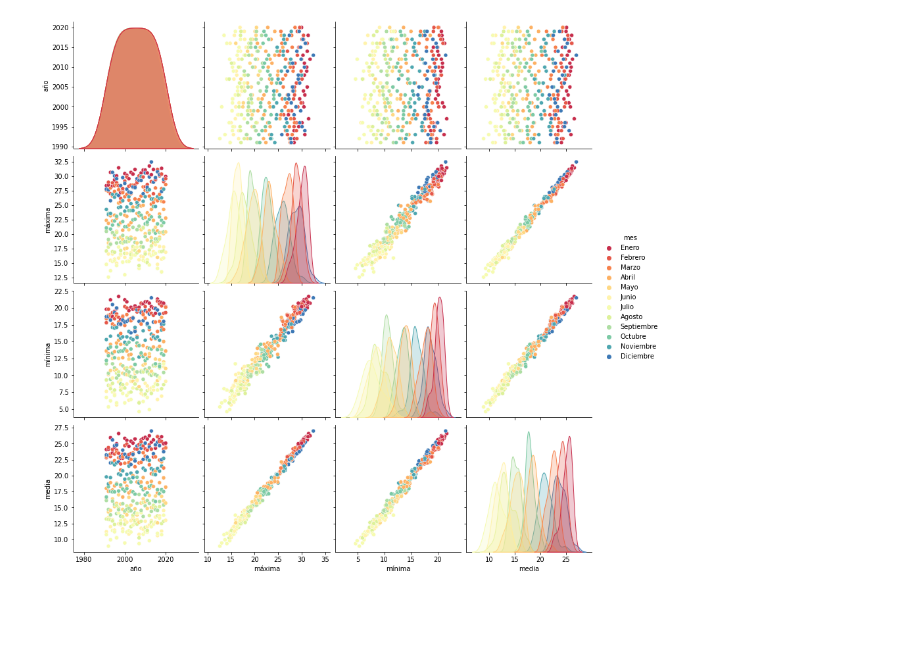
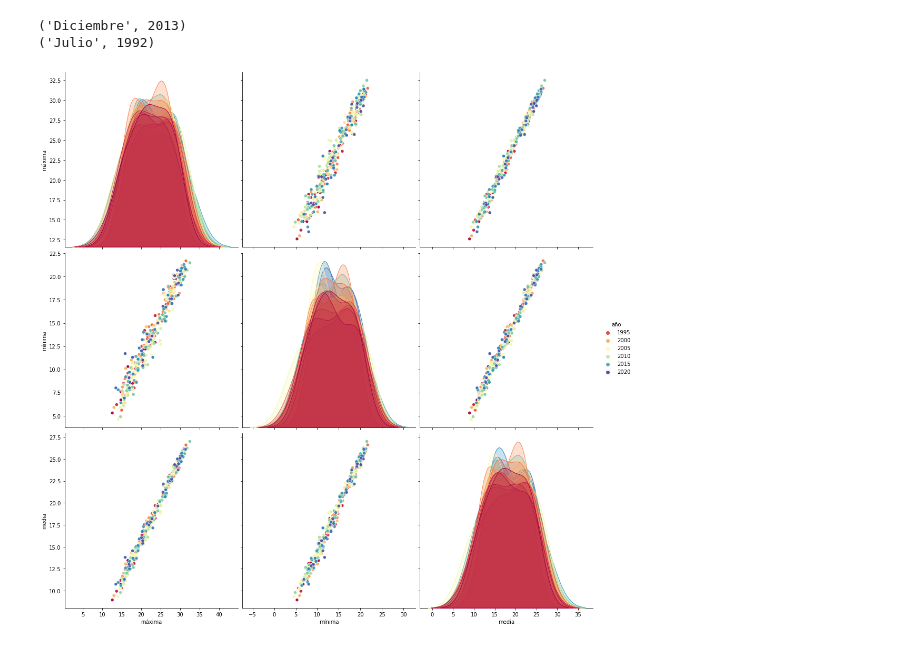
Before and after one commit to Magali-Cristobo/Taller-soporte-informatico, a Jupyter notebook: proyectoAnaconda/notebooks/tpTemperaturas.ipynb, the cells around one changed output. Drawn from its saved outputs; the diff is of its cells as text; code cells hidden in the pictures; blank space fills up the shorter version.

```diff
--- a/proyectoAnaconda/notebooks/tpTemperaturas.ipynb
+++ b/proyectoAnaconda/notebooks/tpTemperaturas.ipynb
@@ -1,10 +1,25 @@
 # %%
 import pandas as pd
 import seaborn as sb
 
+
+def encontrarMaxima(df):
+    for indice, valor in df["media"].items():
+        if valor == df["media"].max():
+            return df["mes"][indice], df["año"][indice]
+
+def encontrarMinima(df):
+    for indice, valor in df["media"].items():
+        if valor == df["media"].min():
+            return df["mes"][indice], df["año"][indice]
+
+
+
 df1 = pd.read_csv("../data/historico_temperaturas.csv",sep=",",engine="python" )
-# df1 = df1.loc[0:2500]
-# df1["Multa (UT)"] = df1["Multa (UT)"].apply(eliminarPesos)
-grafico = sb.pairplot(df1,hue="mes",palette="Spectral",height=3)
+print(encontrarMaxima(df1))
+print(encontrarMinima(df1))
+grafico = sb.pairplot(df1,hue="año",palette="Spectral",height=5)
 # %% [output]
+('Diciembre', 2013)
+('Julio', 1992)
-[figure, old version]
+[figure, new version]
```
Also changed, not shown: parts of 1 cell of this notebook.
